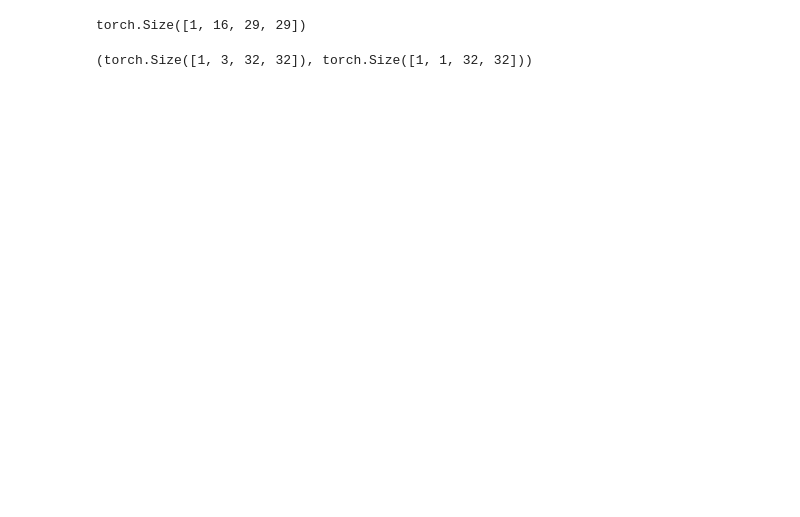
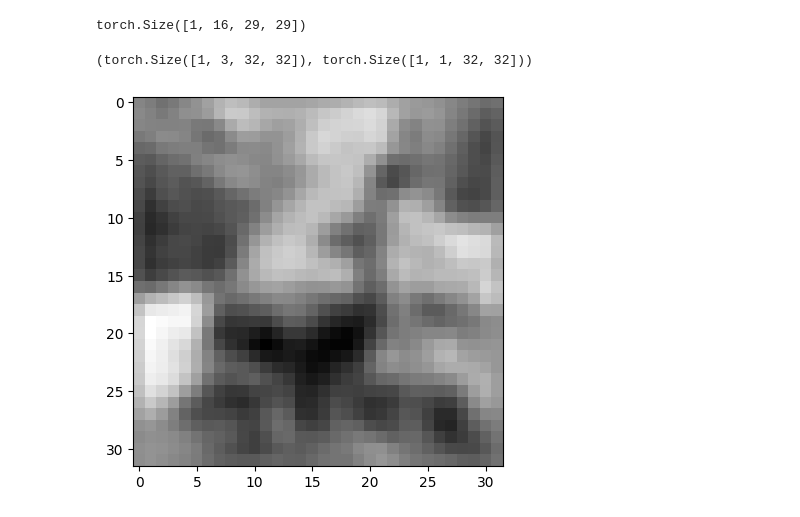
Before and after one commit to CHU1PC/deep-learning-with-pytorch-ja, a Jupyter notebook: by_chu/part1/7.ipynb, the cells around one changed output. Drawn from its saved outputs; the diff is of its cells as text; code cells hidden in the pictures; blank space fills up the shorter version.

```diff
--- a/by_chu/part1/7.ipynb
+++ b/by_chu/part1/7.ipynb
@@ -377,0 +386,6 @@ img.unsqueeze(0).shape, output.shape
+# %%
+output = conv(img.unsqueeze(0))
+plt.imshow(output[0, 0].detach(), cmap="gray")
+plt.show()
+# %% [output]
+[figure, added]
```
Also changed, not shown: parts of 19 cells of this notebook, 24 other files.
